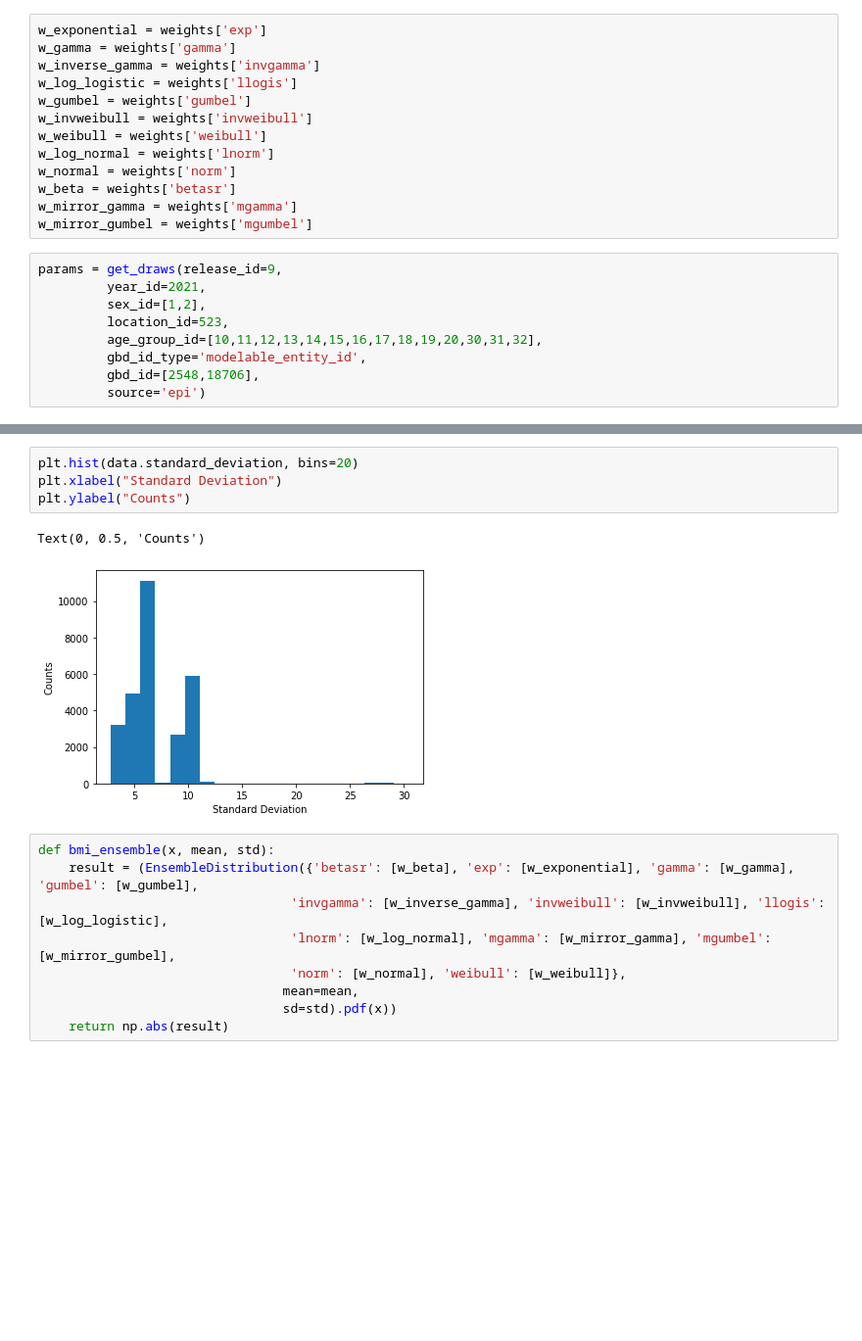
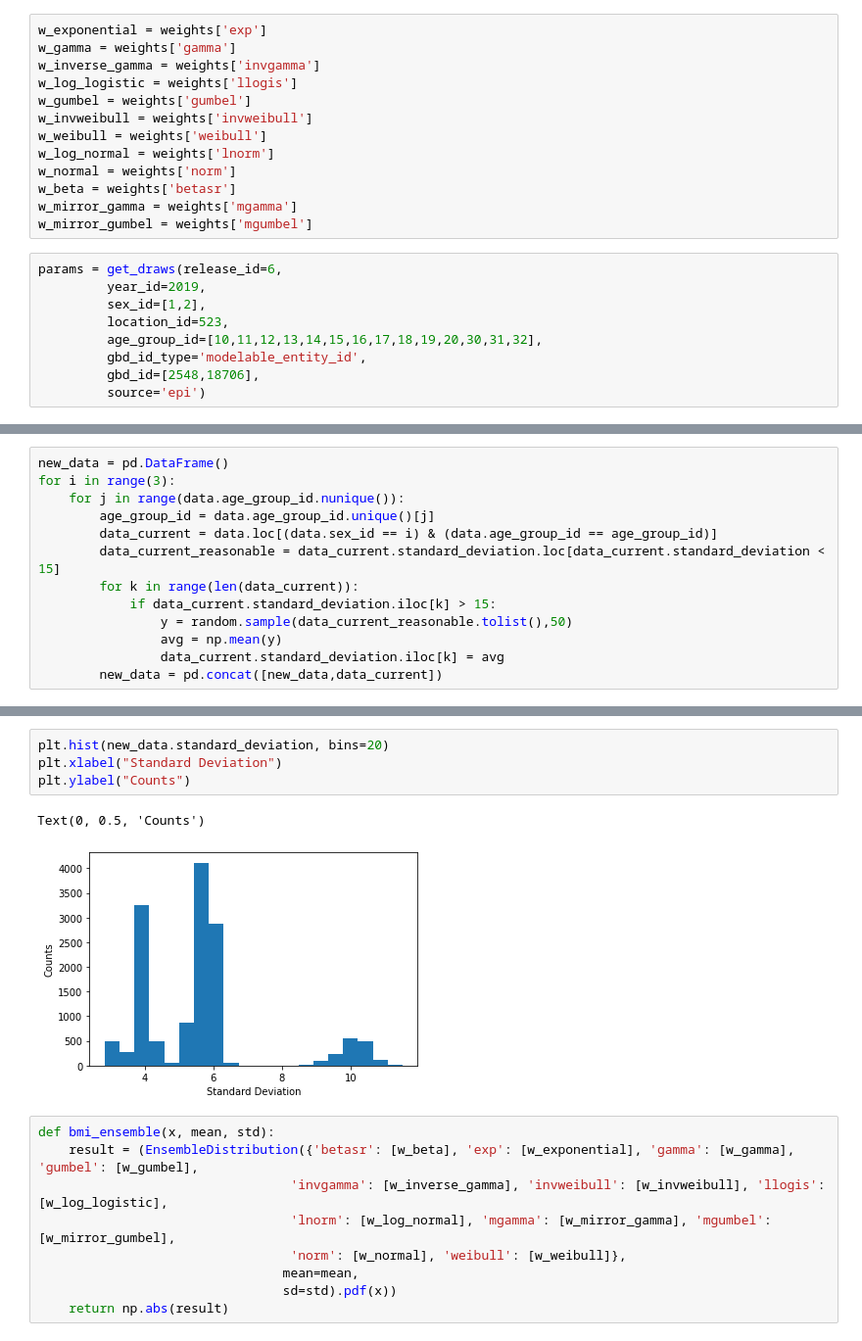
Before and after one commit to ihmeuw/vivarium_research_nih_us_cvd, a Jupyter notebook: PAF_calculations.ipynb, the cells around one changed output, grey strips where cells are left out. Shown at 98% size. Cells and saved outputs as stored; diff of their text form; blank space fills up the shorter version.

```diff
--- a/PAF_calculations.ipynb
+++ b/PAF_calculations.ipynb
@@ -96,8 +96,8 @@ w_beta = weights['betasr']
 w_mirror_gamma = weights['mgamma']
 w_mirror_gumbel = weights['mgumbel']
 # %%
-params = get_draws(release_id=9,
-         year_id=2021,
+params = get_draws(release_id=6,
+         year_id=2019,
          sex_id=[1,2],
          location_id=523,
          age_group_id=[10,11,12,13,14,15,16,17,18,19,20,30,31,32],
@@ -123 +123,14 @@ data.head()
+# %%
+new_data = pd.DataFrame()
+for i in range(3):
+    for j in range(data.age_group_id.nunique()):
+        age_group_id = data.age_group_id.unique()[j]
+        data_current = data.loc[(data.sex_id == i) & (data.age_group_id == age_group_id)]
+        data_current_reasonable = data_current.standard_deviation.loc[data_current.standard_deviation < 15]
+        for k in range(len(data_current)):
+            if data_current.standard_deviation.iloc[k] > 15:
+                y = random.sample(data_current_reasonable.tolist(),50)
+                avg = np.mean(y)
+                data_current.standard_deviation.iloc[k] = avg
+        new_data = pd.concat([new_data,data_current])
 # %%
@@ -131,10 +144,10 @@ Text(0.5, 1.0, 'Standard Deviation by Age Group')
 # %%
-plt.hist(data.standard_deviation, bins=20)
+plt.hist(new_data.standard_deviation, bins=20)
 plt.xlabel("Standard Deviation")
 plt.ylabel("Counts")
 # %% [output]
 Text(0, 0.5, 'Counts')
-[figure, old version]
+[figure, new version]
 # %%
 def bmi_ensemble(x, mean, std):
     result = (EnsembleDistribution({'betasr': [w_beta], 'exp': [w_exponential], 'gamma': [w_gamma], 'gumbel': [w_gumbel],
```
Also changed, not shown: parts of 19 cells of this notebook, 3 other files.
